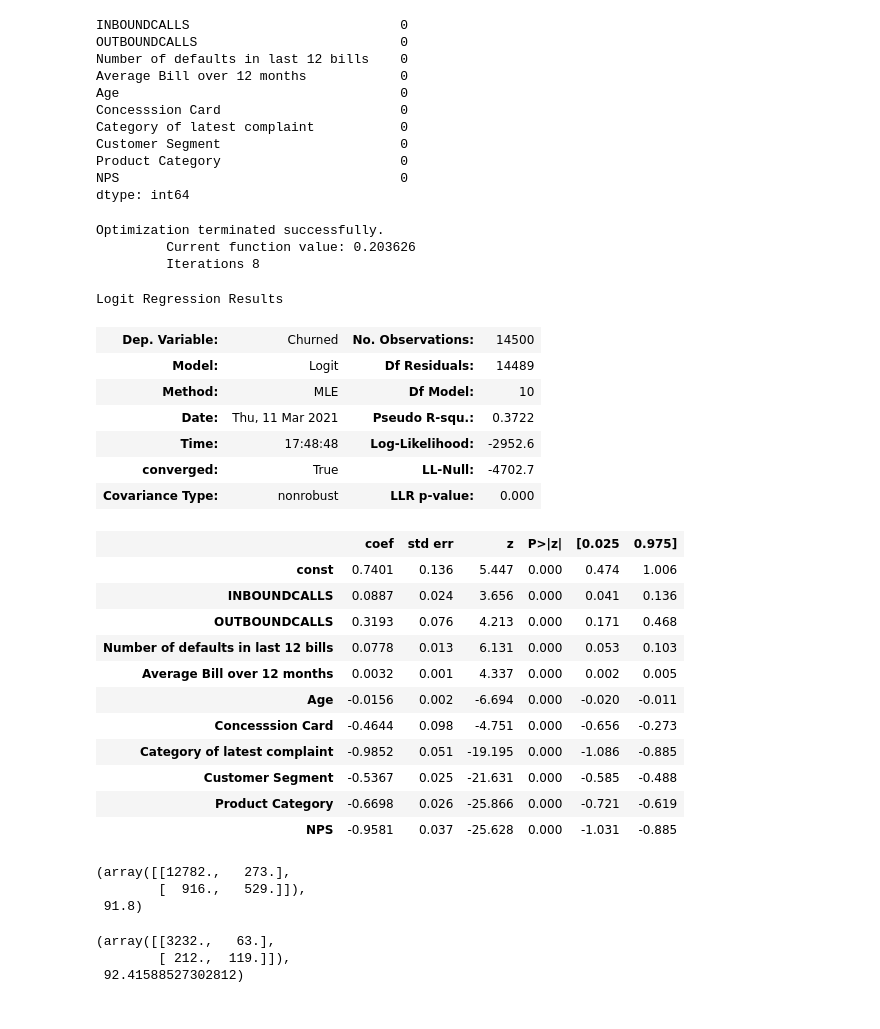
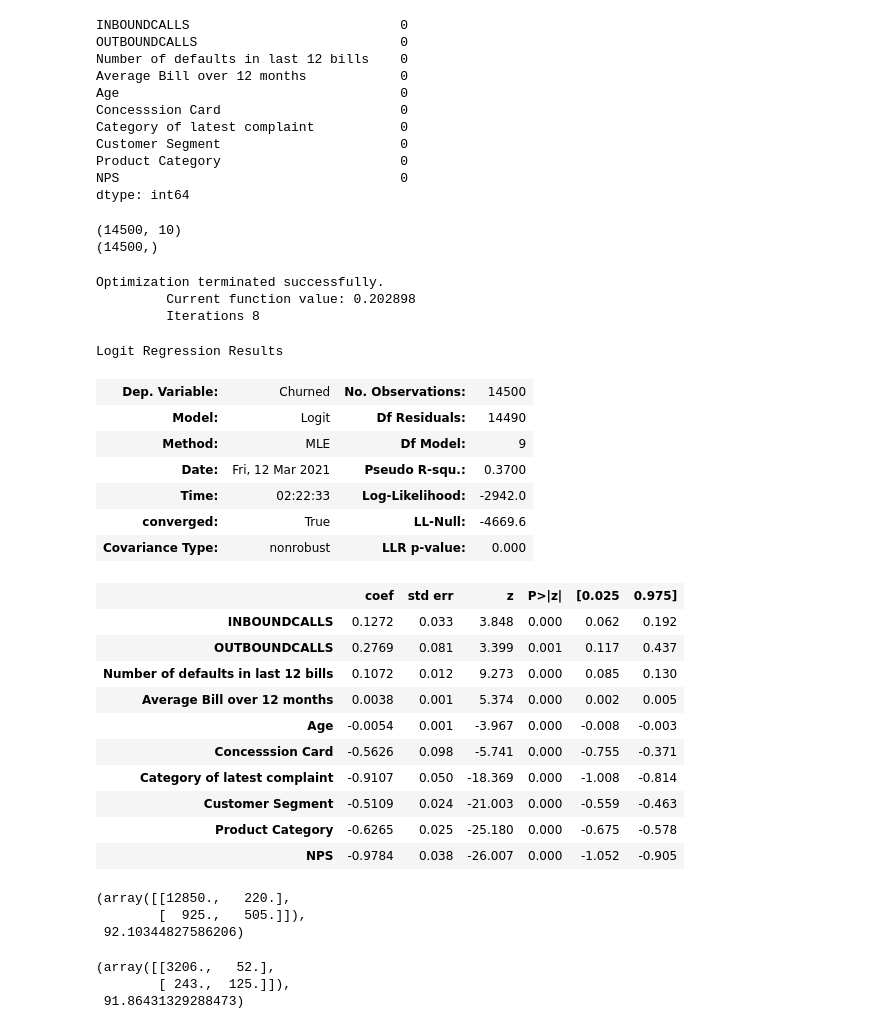
Before and after one commit to Vipul-Dass/Churn-Data, a Jupyter notebook: Logistic Regression.ipynb, the cells around one changed output. Drawn from its saved outputs; the diff is of its cells as text; code cells hidden in the pictures.

```diff
--- a/Logistic Regression.ipynb
+++ b/Logistic Regression.ipynb
@@ -803,8 +838,7 @@ y.shape
 # %% [output]
 (14500,)
 # %%
-x = sm.add_constant(x1)
-reg_log = sm.Logit(y,x)
+reg_log = sm.Logit(y,x1)
 results = reg_log.fit()
 results.summary()
 # %% [output]
@@ -879,6 +912,4 @@ yt = test['Churned']
 estimators = ['Age','Concesssion Card','Category of latest complaint','Customer Segment','Product Category','NPS','Bill Amount']
 
 x1t = test[estimators]
-# %%
-xt = sm.add_constant(x1t)
 # %%
@@ -896,5 +927,5 @@ from sklearn.model_selection import train_test_split
 # %%
 #split data set into train and test set. 80-20 split.
 
-train, test = train_test_split(data1, test_size = 0.2 )
+train1, test1 = train_test_split(data1, test_size = 0.2 )
 # %%
@@ -928,7 +958,7 @@ data1.corr()['Churned'].sort_values(ascending = False).plot(kind='bar')
 # %%
-y = train['Churned']
+y2 = train1['Churned']
 
 estimators = ['INBOUNDCALLS','OUTBOUNDCALLS','Number of defaults in last 12 bills','Average Bill over 12 months','Age','Concesssion Card','Category of latest complaint','Customer Segment','Product Category','NPS']
 
-x1 = train[estimators]
+x2 = train1[estimators]
 # %%
@@ -945,35 +975,40 @@ Customer Segment                       0
 Product Category                       0
 NPS                                    0
 dtype: int64
+# %%
+print(x2.shape)
+print(y2.shape)
+# %% [output]
+(14500, 10)
+(14500,)
 # %%
-x = sm.add_constant(x1)
-reg_log = sm.Logit(y,x)
+
+reg_log = sm.Logit(y2,x2)
 results = reg_log.fit()
 results.summary()
 # %% [output]
 Optimization terminated successfully.
-         Current function value: 0.203626
+         Current function value: 0.202898
          Iterations 8
 Logit Regression Results
 | Dep. Variable: | Churned | No. Observations: | 14500 |
-| Model: | Logit | Df Residuals: | 14489 |
-| Method: | MLE | Df Model: | 10 |
-| Date: | Thu, 11 Mar 2021 | Pseudo R-squ.: | 0.3722 |
-| Time: | 17:48:48 | Log-Likelihood: | -2952.6 |
-| converged: | True | LL-Null: | -4702.7 |
+| Model: | Logit | Df Residuals: | 14490 |
+| Method: | MLE | Df Model: | 9 |
+| Date: | Fri, 12 Mar 2021 | Pseudo R-squ.: | 0.3700 |
+| Time: | 02:22:33 | Log-Likelihood: | -2942.0 |
+| converged: | True | LL-Null: | -4669.6 |
 | Covariance Type: | nonrobust | LLR p-value: | 0.000 |
 |  | coef | std err | z | P>|z| | [0.025 | 0.975] |
-| const | 0.7401 | 0.136 | 5.447 | 0.000 | 0.474 | 1.006 |
-| INBOUNDCALLS | 0.0887 | 0.024 | 3.656 | 0.000 | 0.041 | 0.136 |
-| OUTBOUNDCALLS | 0.3193 | 0.076 | 4.213 | 0.000 | 0.171 | 0.468 |
-| Number of defaults in last 12 bills | 0.0778 | 0.013 | 6.131 | 0.000 | 0.053 | 0.103 |
-| Average Bill over 12 months | 0.0032 | 0.001 | 4.337 | 0.000 | 0.002 | 0.005 |
-| Age | -0.0156 | 0.002 | -6.694 | 0.000 | -0.020 | -0.011 |
-| Concesssion Card | -0.4644 | 0.098 | -4.751 | 0.000 | -0.656 | -0.273 |
-| Category of latest complaint | -0.9852 | 0.051 | -19.195 | 0.000 | -1.086 | -0.885 |
-| Customer Segment | -0.5367 | 0.025 | -21.631 | 0.000 | -0.585 | -0.488 |
-| Product Category | -0.6698 | 0.026 | -25.866 | 0.000 | -0.721 | -0.619 |
-| NPS | -0.9581 | 0.037 | -25.628 | 0.000 | -1.031 | -0.885 |
+| INBOUNDCALLS | 0.1272 | 0.033 | 3.848 | 0.000 | 0.062 | 0.192 |
+| OUTBOUNDCALLS | 0.2769 | 0.081 | 3.399 | 0.001 | 0.117 | 0.437 |
+| Number of defaults in last 12 bills | 0.1072 | 0.012 | 9.273 | 0.000 | 0.085 | 0.130 |
+| Average Bill over 12 months | 0.0038 | 0.001 | 5.374 | 0.000 | 0.002 | 0.005 |
+| Age | -0.0054 | 0.001 | -3.967 | 0.000 | -0.008 | -0.003 |
+| Concesssion Card | -0.5626 | 0.098 | -5.741 | 0.000 | -0.755 | -0.371 |
+| Category of latest complaint | -0.9107 | 0.050 | -18.369 | 0.000 | -1.008 | -0.814 |
+| Customer Segment | -0.5109 | 0.024 | -21.003 | 0.000 | -0.559 | -0.463 |
+| Product Category | -0.6265 | 0.025 | -25.180 | 0.000 | -0.675 | -0.578 |
+| NPS | -0.9784 | 0.038 | -26.007 | 0.000 | -1.052 | -0.905 |
 # %%
 def confusion_matrix(exog,endog,model):
 
@@ -989,9 +1024,9 @@ def confusion_matrix(exog,endog,model):
         # Return the confusion matrix and
         return cm, 100*accuracy
 # %%
-confusion_matrix(x,y,results)
+confusion_matrix(x2,y2,results)
 # %% [output]
-(array([[12782.,   273.],
-        [  916.,   529.]]),
- 91.8)
+(array([[12850.,   220.],
+        [  925.,   505.]]),
+ 92.10344827586206)
 # %%
@@ -1005,6 +1040,6 @@ xt = sm.add_constant(x1t)
 # %%
-confusion_matrix(xt, yt, results)
+confusion_matrix(x2t, yt2, results)
 # %% [output]
-(array([[3232.,   63.],
-        [ 212.,  119.]]),
- 92.41588527302812)
+(array([[3206.,   52.],
+        [ 243.,  125.]]),
+ 91.86431329288473)
```
Also changed, not shown: parts of 24 cells of this notebook.
